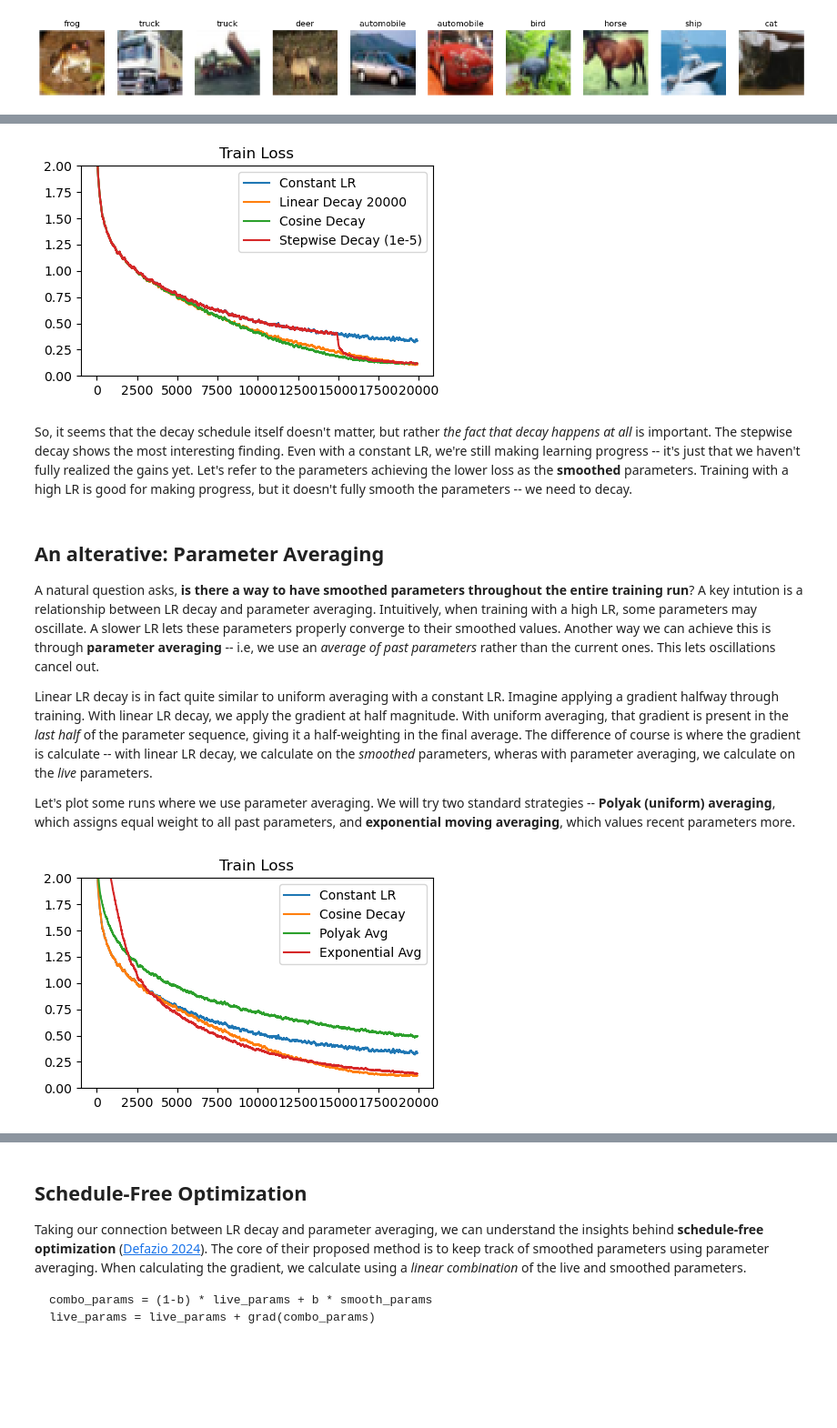
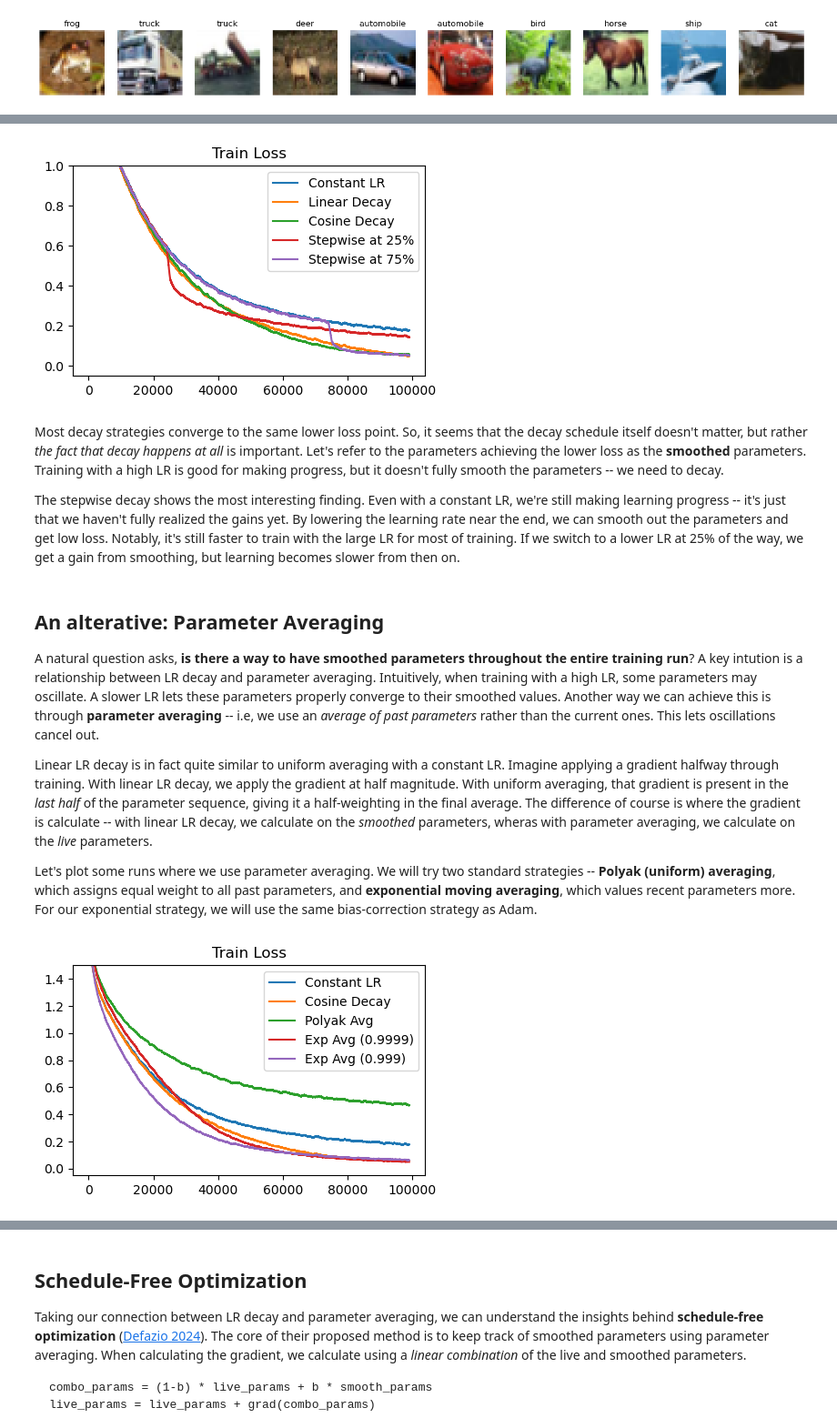
Before and after one commit to kvfrans/notes, a Jupyter notebook: 7-notes/learning-rate-schedules.ipynb, the cells around one changed output, grey strips where cells are left out. Shown: that part at 91% size. Cells and saved outputs as stored; diff of their text form; code cells hidden in the pictures; blank space fills up the shorter version.

Commit message:
optim

```diff
--- a/7-notes/learning-rate-schedules.ipynb
+++ b/7-notes/learning-rate-schedules.ipynb
@@ -163,7 +159,2 @@ def plot_losses(losses, labels, title):
     axs.set_title(title)
     plt.show()
-# %%
-constant_loss = train_cifar(lambda x: 0.001, 20000)
-linear_losses = []
-for max_steps in [20000, 15000, 10000, 5000]:
-    linear_losses.append(train_cifar(lambda x: 0.001 * (1 - (x / max_steps)), max_steps))
@@ -187,10 +202,12 @@ warning: Linking two modules of different target triples: 'LLVMDialectModule' is
 # %%
-plot_losses([constant_loss, linear_losses[0], cosine_loss, stepwise_loss],
-            ['Constant LR', 'Linear Decay 20000', 'Cosine Decay', 'Stepwise Decay (1e-5)'], 'Train Loss')
+plot_losses([constant_loss, linear_losses[0], cosine_loss, stepwise_loss, stepwise2_loss],
+            ['Constant LR', 'Linear Decay', 'Cosine Decay', 'Stepwise at 25%', 'Stepwise at 75%'], 'Train Loss', ylim=1)
 # %% [output]
-[figure, old version]
+[figure, new version]
 # %% [markdown]
-So, it seems that the decay schedule itself doesn't matter, but rather *the fact that decay happens at all* is important. The stepwise decay shows the most interesting finding. Even with a constant LR, we're still making learning progress -- it's just that we haven't fully realized the gains yet. Let's refer to the parameters achieving the lower loss as the **smoothed** parameters. Training with a high LR is good for making progress, but it doesn't fully smooth the parameters -- we need to decay.
+Most decay strategies converge to the same lower loss point. So, it seems that the decay schedule itself doesn't matter, but rather *the fact that decay happens at all* is important. Let's refer to the parameters achieving the lower loss as the **smoothed** parameters. Training with a high LR is good for making progress, but it doesn't fully smooth the parameters -- we need to decay.
+
+The stepwise decay shows the most interesting finding. Even with a constant LR, we're still making learning progress -- it's just that we haven't fully realized the gains yet. By lowering the learning rate near the end, we can smooth out the parameters and get low loss. Notably, it's still faster to train with the large LR for most of training. If we switch to a lower LR at 25% of the way, we get a gain from smoothing, but learning becomes slower from then on.
 # %% [markdown]
 ## An alterative: Parameter Averaging
 
@@ -199,4 +216,4 @@ A key intution is a relationship between LR decay and parameter averaging. Intui
 
 Linear LR decay is in fact quite similar to uniform averaging with a constant LR. Imagine applying a gradient halfway through training. With linear LR decay, we apply the gradient at half magnitude. With uniform averaging, that gradient is present in the *last half* of the parameter sequence, giving it a half-weighting in the final average. The difference of course is where the gradient is calculate -- with linear LR decay, we calculate on the *smoothed* parameters, wheras with parameter averaging, we calculate on the *live* parameters.
 
-Let's plot some runs where we use parameter averaging. We will try two standard strategies -- **Polyak (uniform) averaging**, which assigns equal weight to all past parameters, and **exponential moving averaging**, which values recent parameters more.
+Let's plot some runs where we use parameter averaging. We will try two standard strategies -- **Polyak (uniform) averaging**, which assigns equal weight to all past parameters, and **exponential moving averaging**, which values recent parameters more. For our exponential strategy, we will use the same bias-correction strategy as Adam.
@@ -212,6 +220,39 @@ exponential_loss = train_cifar(lambda x: 0.001, 20000, jax.jit(exponential_avg))
+# %%
+def adam_optimizer_averaging(lr_schedule, params, opt_state, grad_fn, step, max_steps, avg_type='polyak'):
+    loss, grads = grad_fn(params)
+    momentum, variance, smooth_params = opt_state
+    b1, b2 = 0.9, 0.999
+    new_momentum = jax.tree_map(lambda m, g: b1 * m + (1-b1) * g, momentum, grads)
+    new_variance = jax.tree_map(lambda v, g: b2 * v + (1-b2) * g ** 2, variance, grads)
+    m_hat = jax.tree_map(lambda m: m / (1 - b1 ** (step + 1)), new_momentum)
+    v_hat = jax.tree_map(lambda v: v / (1 - b2 ** (step + 1)), new_variance)
+    update = jax.tree_map(lambda m, v: m / (jnp.sqrt(v) + 1e-6), m_hat, v_hat)
+    lr = lr_schedule(step, max_steps)
+    new_params = jax.tree_map(lambda p, u: p - lr * u, params, update)
+    if avg_type == 'polyak':
+        c = 1 / (step + 1)
+        new_smooth_params = jax.tree_map(lambda x, y: x * (1-c) + y * c, smooth_params, new_params)
+        smooth_params_hat = new_smooth_params
+    elif 'exponential' in avg_type:
+        ema_rate = 0.9999 if avg_type == 'exponential-0.9999' else 0.999
+        new_smooth_params = jax.tree_map(lambda x, y: x * ema_rate + y * (1-ema_rate), smooth_params, new_params)
+        smooth_params_hat = jax.tree_map(lambda x: x / (1 - ema_rate ** (step + 1)), new_smooth_params)
+    loss, _ = grad_fn(smooth_params_hat) # Eval with smoothed params
+    return loss, new_params, (new_momentum, new_variance, new_smooth_params)
+init_opt_fn_polyak = lambda p : (zero_params(p), zero_params(p), p)
+init_opt_fn = lambda p : (zero_params(p), zero_params(p), zero_params(p))
+
+# adam_polyak = functools.partial(adam_optimizer_averaging, lambda x, y: 0.001, avg_type='polyak')
+# polyak_loss = train_cifar(adam_polyak, init_opt_fn_polyak, 100_000)
+
+adam_exponential = functools.partial(adam_optimizer_averaging, lambda x, y: 0.001, avg_type='exponential-0.9999')
+exponential_loss = train_cifar(adam_exponential, init_opt_fn, 100_000)
+
+adam_exponential = functools.partial(adam_optimizer_averaging, lambda x, y: 0.001, avg_type='exponential-0.999')
+exponential2_loss = train_cifar(adam_exponential, init_opt_fn, 100_000)
 # %%
-plot_losses([constant_loss, cosine_loss, polyak_loss, exponential_loss],
-            ['Constant LR', 'Cosine Decay', 'Polyak Avg', 'Exponential Avg'], 'Train Loss')
+plot_losses([constant_loss, cosine_loss, polyak_loss, exponential_loss, exponential2_loss],
+            ['Constant LR', 'Cosine Decay', 'Polyak Avg', 'Exp Avg (0.9999)', 'Exp Avg (0.999)'], 'Train Loss', ylim=1.5)
 # %% [output]
-[figure, old version]
+[figure, new version]
 # %% [markdown]
```
Also changed, not shown: parts of 19 cells of this notebook, 1 other file.
